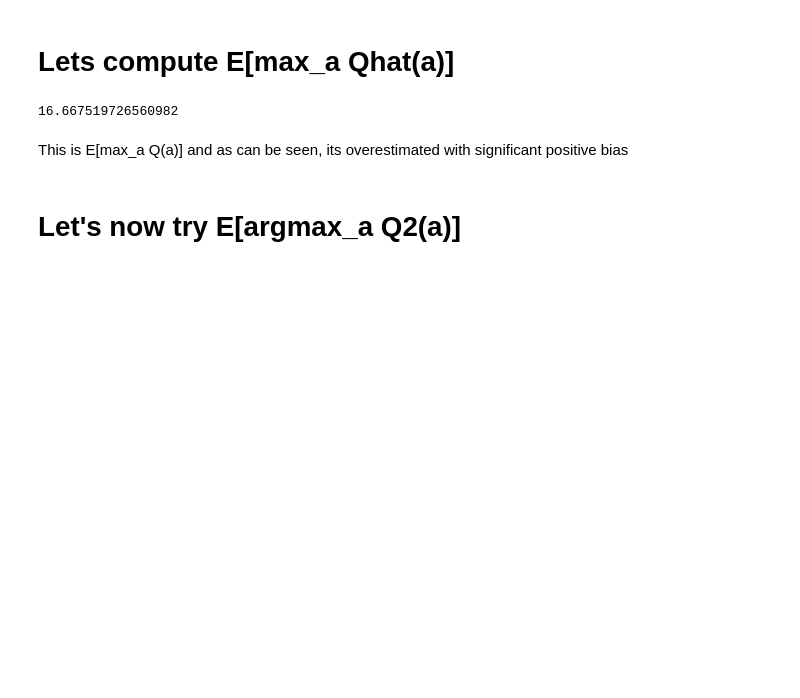
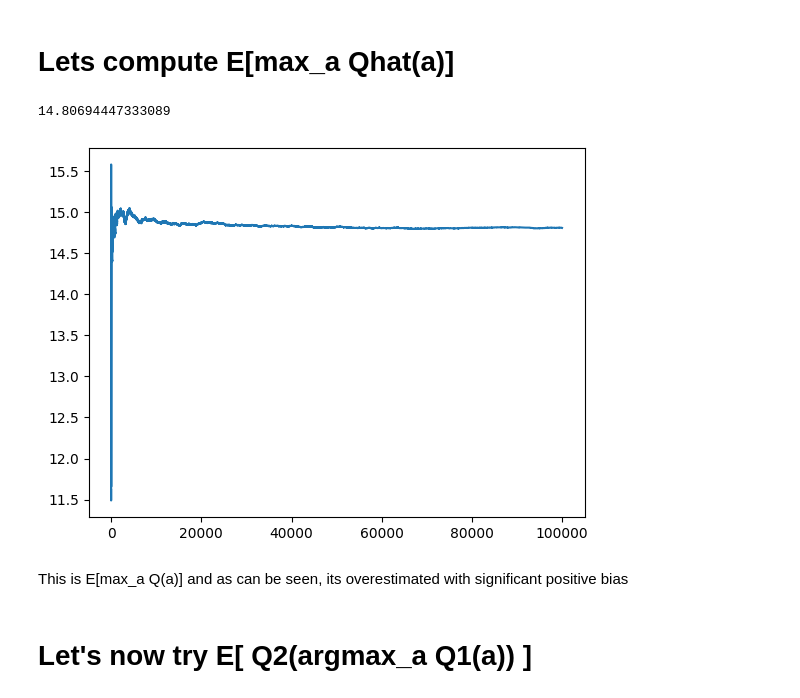
Before and after one commit to gmuthu7/Gridworld, a Jupyter notebook: maximization_bias.ipynb, the cells around one changed output. Cells and saved outputs as stored; diff of their text form; code cells hidden in the pictures; blank space fills up the shorter version.

```diff
--- a/maximization_bias.ipynb
+++ b/maximization_bias.ipynb
@@ -3,4 +3,4 @@ import numpy as np
 import matplotlib.pyplot as plt
 # %%
 NUM_ACTIONS = 5
-NUM_SAMPLES = 10000
+NUM_SAMPLES = 100000
@@ -30,15 +30,18 @@ argmax_a E[Q(a)] is 1
 # %% [markdown]
 <h1> Lets compute E[max_a Qhat(a)] </h1>
-# %%
-Qhat_sum = 0.
-for i in range(10000):
-    Qhat = np.max(sample())
-    Qhat_sum+= Qhat
-Qhat_sum/10000.
-# %% [output]
-16.667519726560982
+# %%
+E_maxQ = 0.
+track = []
+for i in range(NUM_SAMPLES):
+    E_maxQ = E_maxQ + (np.max(sample()) - E_maxQ)/(i+1)
+    track.append(E_maxQ)
+print(E_maxQ)
+plt.plot(track);
+# %% [output]
+14.80694447333089
+[figure, added]
 # %% [markdown]
 This is E[max_a Q(a)] and as can be seen, its overestimated with significant positive bias
 # %% [markdown]
-<h1> Let's now try E[argmax_a Q2(a)]
+<h1> Let's now try E[ Q2(argmax_a Q1(a)) ]
 # %%
```
Also changed, not shown: parts of 6 cells of this notebook, 1 other file.
